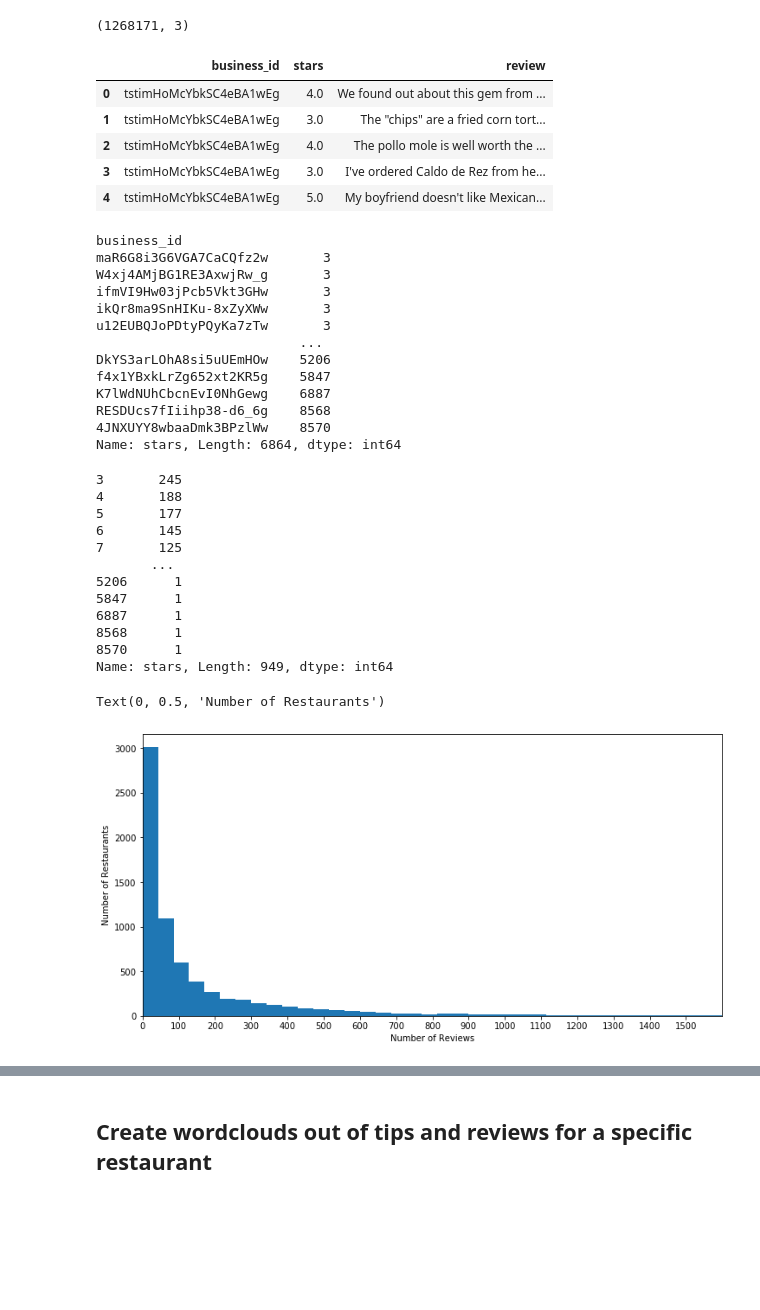
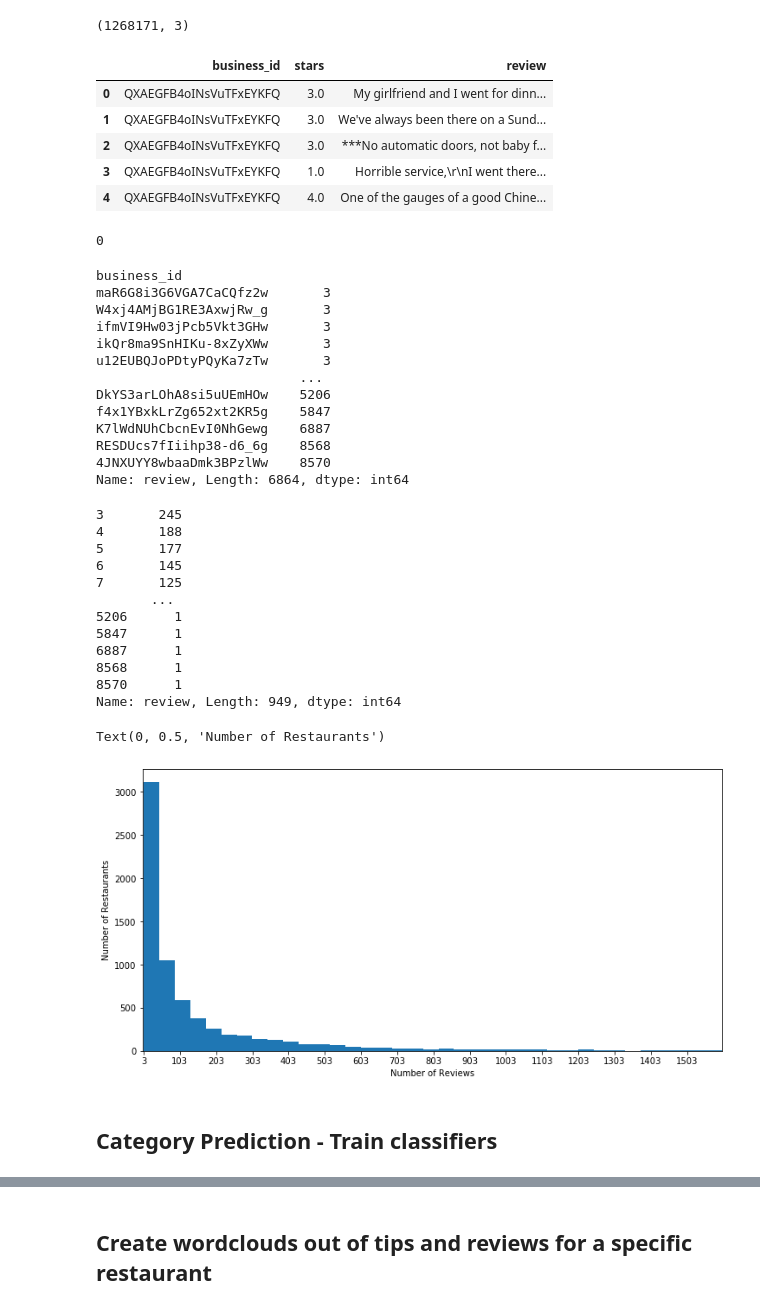
Before and after one commit to pavkalfantis/restaurant_recommender, a Jupyter notebook: TDIproject-Las Vegas Food Guide.ipynb, the cells around one changed output, grey strips where cells are left out. Cells and saved outputs as stored; diff of their text form; code cells hidden in the pictures; blank space fills up the shorter version.

```diff
--- a/TDIproject-Recommender_System.ipynb
+++ b/TDIproject-Las Vegas Food Guide.ipynb
@@ -641,5 +730,6 @@ rest_reviews.to_csv('dataset-capstone/rest_reviews.csv')
 LV_reviews=pd.read_csv('dataset-capstone/LV_reviews.csv',low_memory=False)
 LV_reviews=LV_reviews.drop(columns=['Unnamed: 0'])
 LV_reviews=LV_reviews.rename(columns={"text": "review"})
+LV_reviews=LV_reviews.dropna()
 # %%
 #Read the csv above with all restaurants to avoid reloading the whole dataset
@@ -646,14 +740,18 @@ LV_reviews=LV_reviews.rename(columns={"text": "review"})
 # %%
-LV_reviews.head()
+rest_reviews.head()
 # %% [output]
 |  | business_id | stars | review |
-| 0 | tstimHoMcYbkSC4eBA1wEg | 4.0 | We found out about this gem from ... |
-| 1 | tstimHoMcYbkSC4eBA1wEg | 3.0 | The "chips" are a fried corn tort... |
-| 2 | tstimHoMcYbkSC4eBA1wEg | 4.0 | The pollo mole is well worth the ... |
-| 3 | tstimHoMcYbkSC4eBA1wEg | 3.0 | I've ordered Caldo de Rez from he... |
-| 4 | tstimHoMcYbkSC4eBA1wEg | 5.0 | My boyfriend doesn't like Mexican... |
+| 0 | QXAEGFB4oINsVuTFxEYKFQ | 3.0 | My girlfriend and I went for dinn... |
+| 1 | QXAEGFB4oINsVuTFxEYKFQ | 3.0 | We've always been there on a Sund... |
+| 2 | QXAEGFB4oINsVuTFxEYKFQ | 3.0 | ***No automatic doors, not baby f... |
+| 3 | QXAEGFB4oINsVuTFxEYKFQ | 1.0 | Horrible service,\r\nI went there... |
+| 4 | QXAEGFB4oINsVuTFxEYKFQ | 4.0 | One of the gauges of a good Chine... |
+# %%
+LV_reviews.review.isnull().sum()
+# %% [output]
+0
 # %%
-LV_reviews.groupby('business_id').count().stars.sort_values()
+LV_reviews.groupby('business_id').count().review.sort_values()
 # %% [output]
 business_id
 maR6G8i3G6VGA7CaCQfz2w       3
@@ -667,9 +765,9 @@ f4x1YBxkLrZg652xt2KR5g    5847
 K7lWdNUhCbcnEvI0NhGewg    6887
 RESDUcs7fIiihp38-d6_6g    8568
 4JNXUYY8wbaaDmk3BPzlWw    8570
-Name: stars, Length: 6864, dtype: int64
+Name: review, Length: 6864, dtype: int64
 # %%
-LV_reviews.groupby('business_id').count().stars.value_counts().sort_index()
+LV_reviews.groupby('business_id').count().review.value_counts().sort_index()
 # %% [output]
 3       245
 4       188
@@ -682,18 +780,20 @@ LV_reviews.groupby('business_id').count().stars.value_counts().sort_index()
 6887      1
 8568      1
 8570      1
-Name: stars, Length: 949, dtype: int64
+Name: review, Length: 949, dtype: int64
 # %%
-x = LV_reviews.groupby('business_id').count().stars#.value_counts().index
+x = LV_reviews.groupby('business_id').count().review#.value_counts().index
 #y = LV_reviews.groupby('business_id').count().stars.value_counts().values
 
 plt.figure(figsize=(12,6))
 plt.xticks(np.arange(min(x), 1600, 100  ))
 plt.xlim(0,1600)
 
 plt.hist(x,bins=200)
 plt.xlabel('Number of Reviews')
 plt.ylabel('Number of Restaurants')
 # %% [output]
 Text(0, 0.5, 'Number of Restaurants')
-[figure, old version]
+[figure, new version]
+# %% [markdown]
+## Category Prediction - Train classifiers
```
Also changed, not shown: parts of 35 cells of this notebook, 2 other files.
